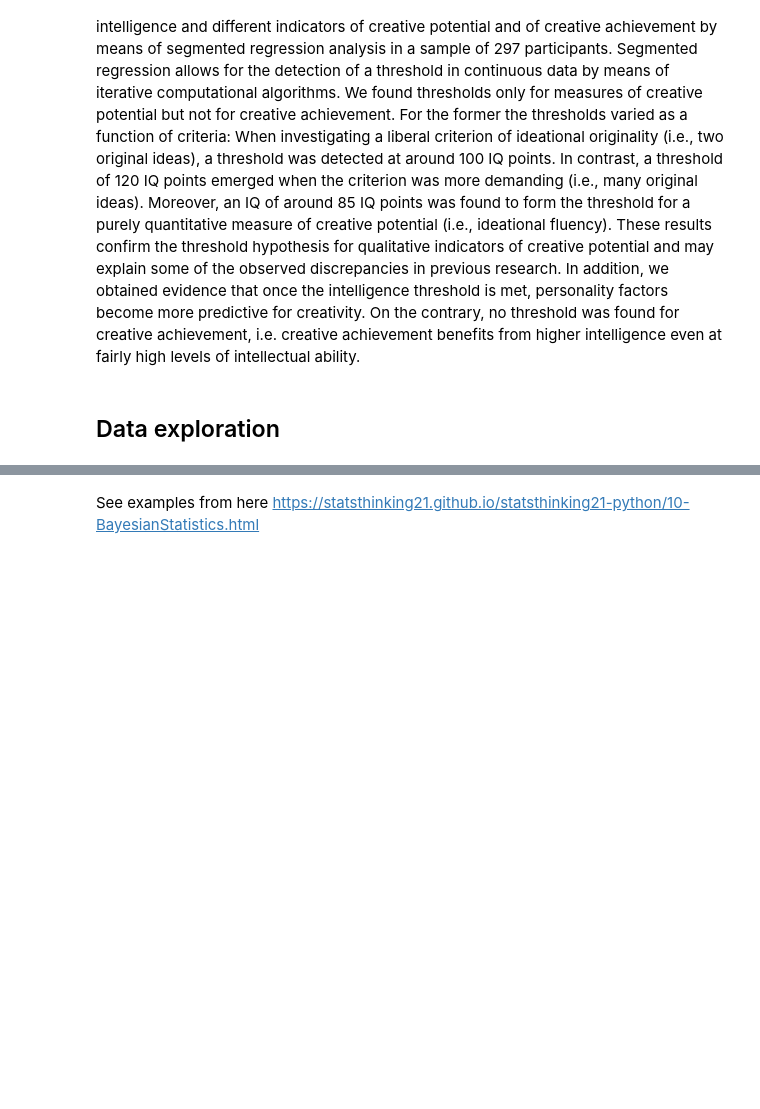
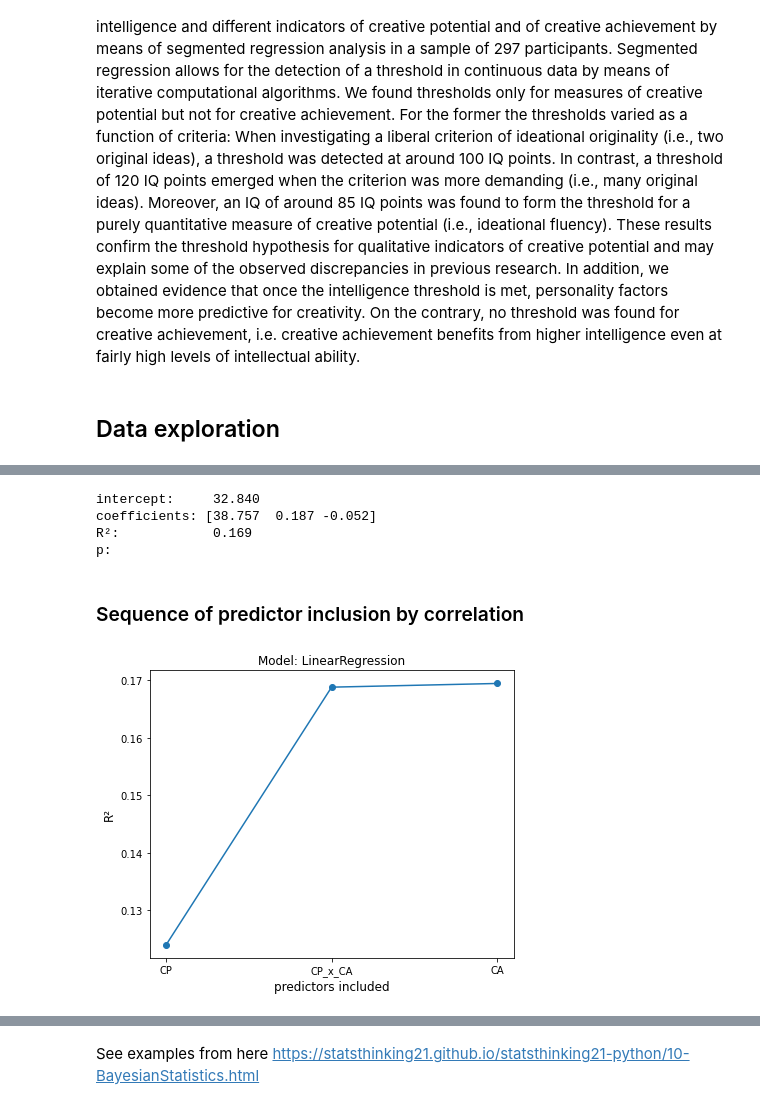
Before and after one commit to ElectronicsArchiver/tewa1_cogpsy_python, a Jupyter notebook: final_project_dataset_2.ipynb, the cells around one changed output, grey strips where cells are left out. Saved outputs shown, nothing was run; the diff lists cells and outputs as text; code cells hidden in the pictures; blank space fills up the shorter version.

```diff
--- a/final_project_dataset_2.ipynb
+++ b/final_project_dataset_2.ipynb
@@ -54,0 +122,40 @@ sns.regplot(x="IQ", y="CA", data=df, line_kws={"color":"salmon"}, scatter_kws={"
+# %%
+X = df[["CP", "CA", "CP_x_CA"]].values
+
+linreg = LinearRegression()
+res = linreg.fit(X, y)
+score = res.score(X, y)
+
+print(f"intercept:    {res.intercept_[0]: ,.3f}")
+print("coefficients:", np.round(res.coef_[0], 3))
+print(f"R²:           {score: ,.3f}")
+print(f"p:                         ")
+# %% [output]
+intercept:     32.840
+coefficients: [38.757  0.187 -0.052]
+R²:            0.169
+p:
+# %% [markdown]
+### Sequence of predictor inclusion by correlation
+# %%
+corr_Xy_abs = corr_Xy.abs().sort_values(y_name, ascending=False)
+x_names_corr = list(corr_Xy_abs.T)
+
+scores = []
+
+for i, x_name in enumerate(x_names_corr):
+
+    reg = LinearRegression()
+    reg.fit(df[x_names_corr[:i + 1]], df[y_name])
+    scores.append(reg.score(df[x_names_corr[:i + 1]], df[y_name]))
+
+plt.figure(figsize=(6, 5))
+plt.plot(x_names_corr, scores, marker = "o")
+#plt.xticks(rotation = 45, ha = "right")
+plt.xlabel("predictors included", fontsize=12)
+plt.ylabel("R²", fontsize=12)
+plt.title("Model: " + str(reg)[:-2])
+#plt.grid()
+plt.tight_layout();
+# %% [output]
+[figure, added]
```
Also changed, not shown: parts of 24 cells of this notebook.
